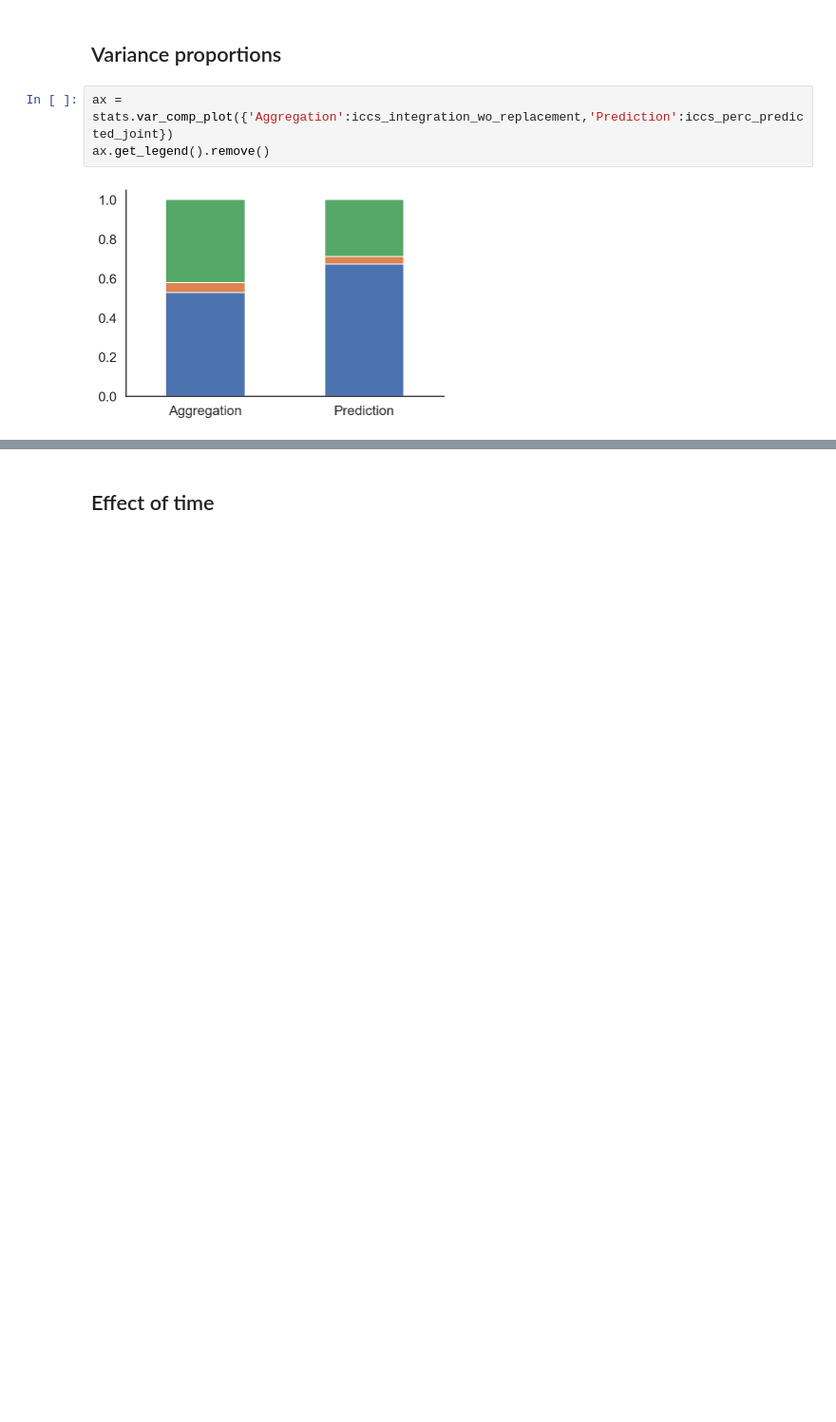
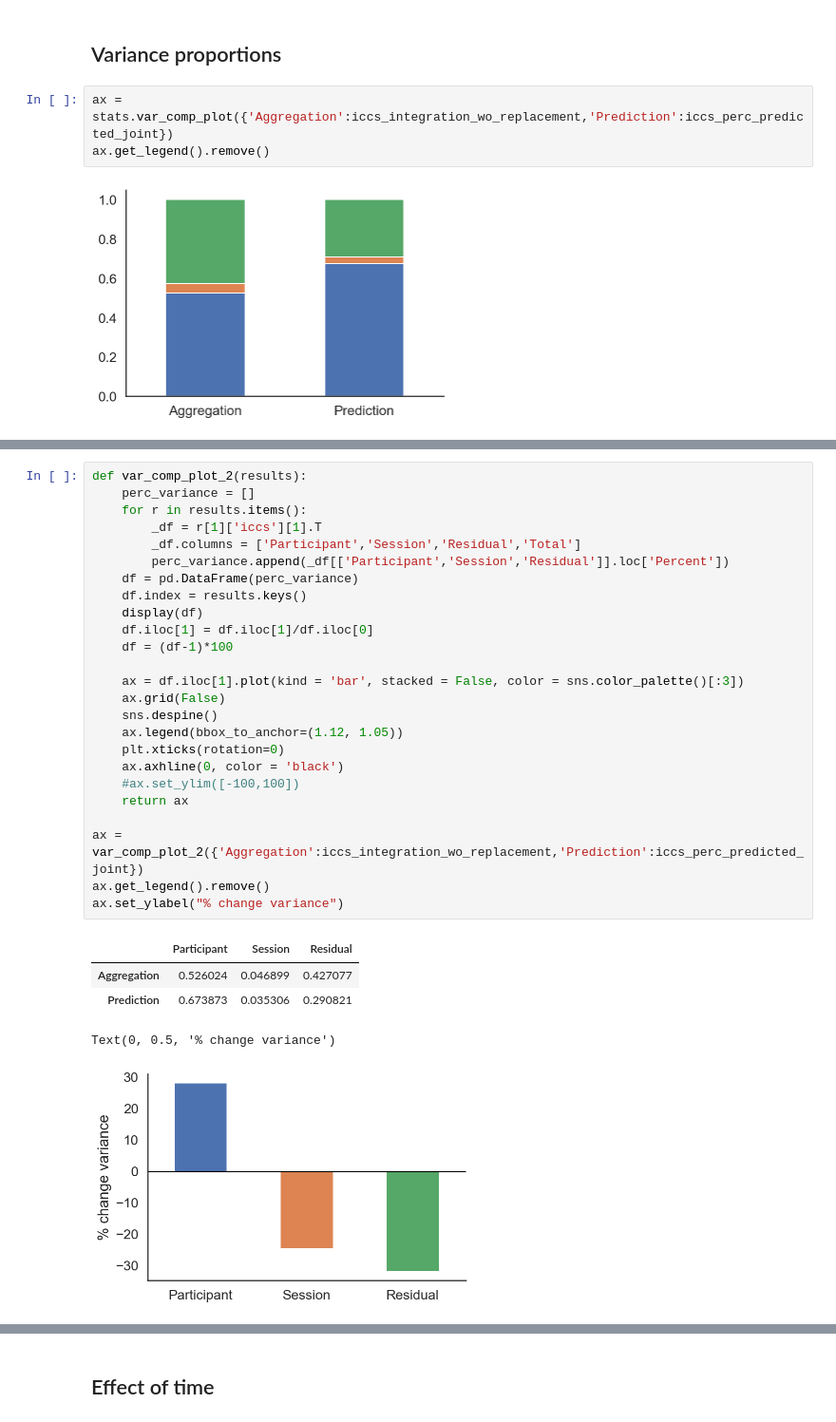
Before and after one commit to hgzech/trr265, a Jupyter notebook: notebooks/14_gbe.sst.reliability.ipynb, the cells around one changed output, grey strips where cells are left out. Shown at 95% size. Saved outputs shown, nothing was run; the diff lists cells and outputs as text; blank space fills up the shorter version.

```diff
--- a/notebooks/14_gbe.sst.reliability.ipynb
+++ b/notebooks/14_gbe.sst.reliability.ipynb
@@ -193,0 +234,31 @@ ax.get_legend().remove()
+# %%
+def var_comp_plot_2(results):
+    perc_variance = []
+    for r in results.items():
+        _df = r[1]['iccs'][1].T
+        _df.columns = ['Participant','Session','Residual','Total']
+        perc_variance.append(_df[['Participant','Session','Residual']].loc['Percent'])
+    df = pd.DataFrame(perc_variance)
+    df.index = results.keys()
+    display(df)
+    df.iloc[1] = df.iloc[1]/df.iloc[0]
+    df = (df-1)*100
+
+    ax = df.iloc[1].plot(kind = 'bar', stacked = False, color = sns.color_palette()[:3])
+    ax.grid(False)
+    sns.despine()
+    ax.legend(bbox_to_anchor=(1.12, 1.05))
+    plt.xticks(rotation=0)
+    ax.axhline(0, color = 'black')
+    #ax.set_ylim([-100,100])
+    return ax
+
+ax = var_comp_plot_2({'Aggregation':iccs_integration_wo_replacement,'Prediction':iccs_perc_predicted_joint})
+ax.get_legend().remove()
+ax.set_ylabel("% change variance")
+# %% [output]
+|  | Participant | Session | Residual |
+| Aggregation | 0.526024 | 0.046899 | 0.427077 |
+| Prediction | 0.673873 | 0.035306 | 0.290821 |
+Text(0, 0.5, '% change variance')
+[figure, added]
```
Also changed, not shown: parts of 19 cells of this notebook, 48 other files.
